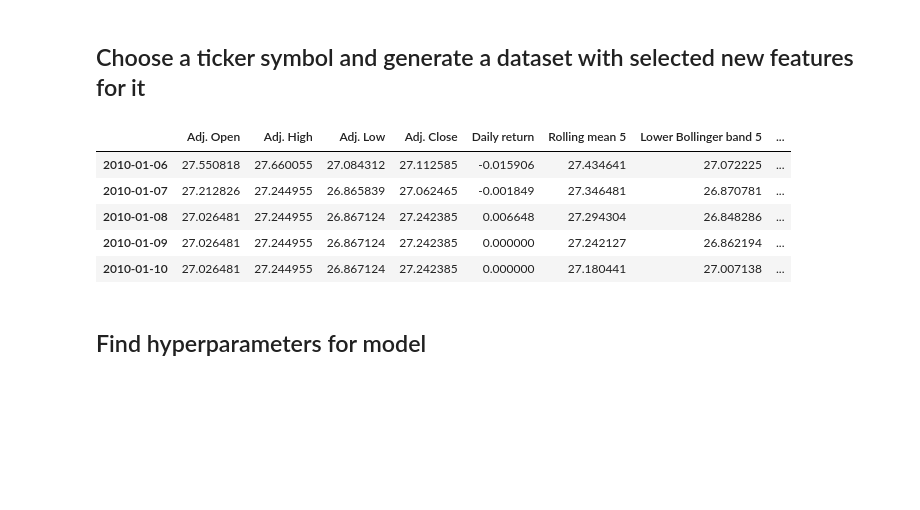
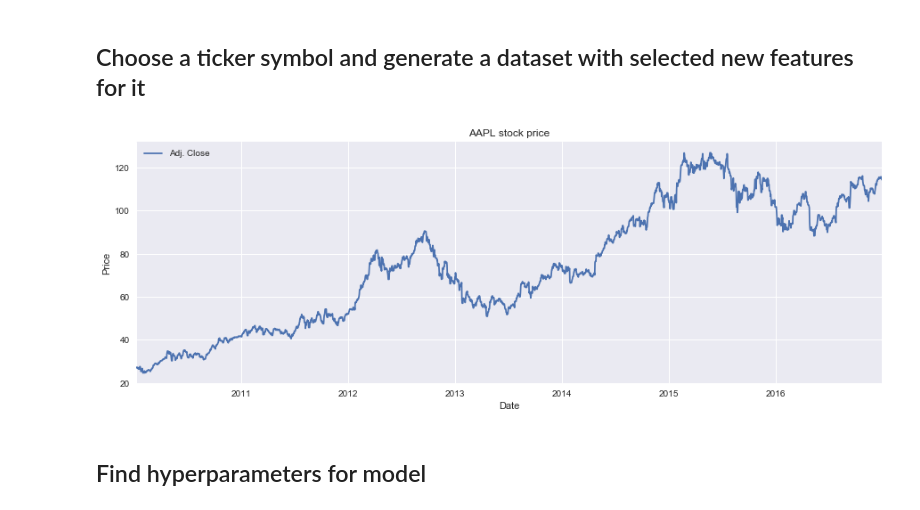
Before and after one commit to iamandicip/ml_projects, a Jupyter notebook: capstone_project/stock_market_forecast.ipynb, the cells around one changed output. Drawn from its saved outputs; the diff is of its cells as text; code cells hidden in the pictures; blank space fills up the shorter version.

```diff
--- a/capstone_project/stock_market_forecast.ipynb
+++ b/capstone_project/stock_market_forecast.ipynb
@@ -34,19 +38,24 @@ window = 5
 look_ahead = 1
 start_date = datetime.datetime(2010, 1, 1)
 end_date = datetime.datetime(2016, 12, 31)
-
-dataset = su.preprocess_data(symbol, window, look_ahead, start_date, end_date)
-
-data = dataset.drop(labels=['Future Price'], axis=1)
-target = dataset['Future Price']
-
-dataset.head()
+skip = True
-# %% [output]
-|  | Adj. Open | Adj. High | Adj. Low | Adj. Close | Daily return | Rolling mean 5 | Lower Bollinger band 5 | ... |
-| 2010-01-06 | 27.550818 | 27.660055 | 27.084312 | 27.112585 | -0.015906 | 27.434641 | 27.072225 | ... |
-| 2010-01-07 | 27.212826 | 27.244955 | 26.865839 | 27.062465 | -0.001849 | 27.346481 | 26.870781 | ... |
-| 2010-01-08 | 27.026481 | 27.244955 | 26.867124 | 27.242385 | 0.006648 | 27.294304 | 26.848286 | ... |
-| 2010-01-09 | 27.026481 | 27.244955 | 26.867124 | 27.242385 | 0.000000 | 27.242127 | 26.862194 | ... |
-| 2010-01-10 | 27.026481 | 27.244955 | 26.867124 | 27.242385 | 0.000000 | 27.180441 | 27.007138 | ... |
+# %%
+if not skip:
+    dataset = su.preprocess_data(symbol, window, look_ahead, start_date, end_date)
+
+    data = dataset.drop(labels=['Future Price'], axis=1)
+    target = dataset['Future Price']
+
+    dataset.head()
+# %%
+if not skip:
+    data_frame = data[['Adj. Close']]
+    ax = data_frame.plot(figsize=(15,5), grid=True, title='{0} stock price'.format(tickers[0]))
+
+    ax.set_xlabel('Date')
+    ax.set_ylabel('Price')
+    ax.legend(loc='upper left')
+# %% [output]
+[figure, added]
 # %% [markdown]
 ## Find hyperparameters for model
```
Also changed, not shown: parts of 19 cells of this notebook, 3 other files.
